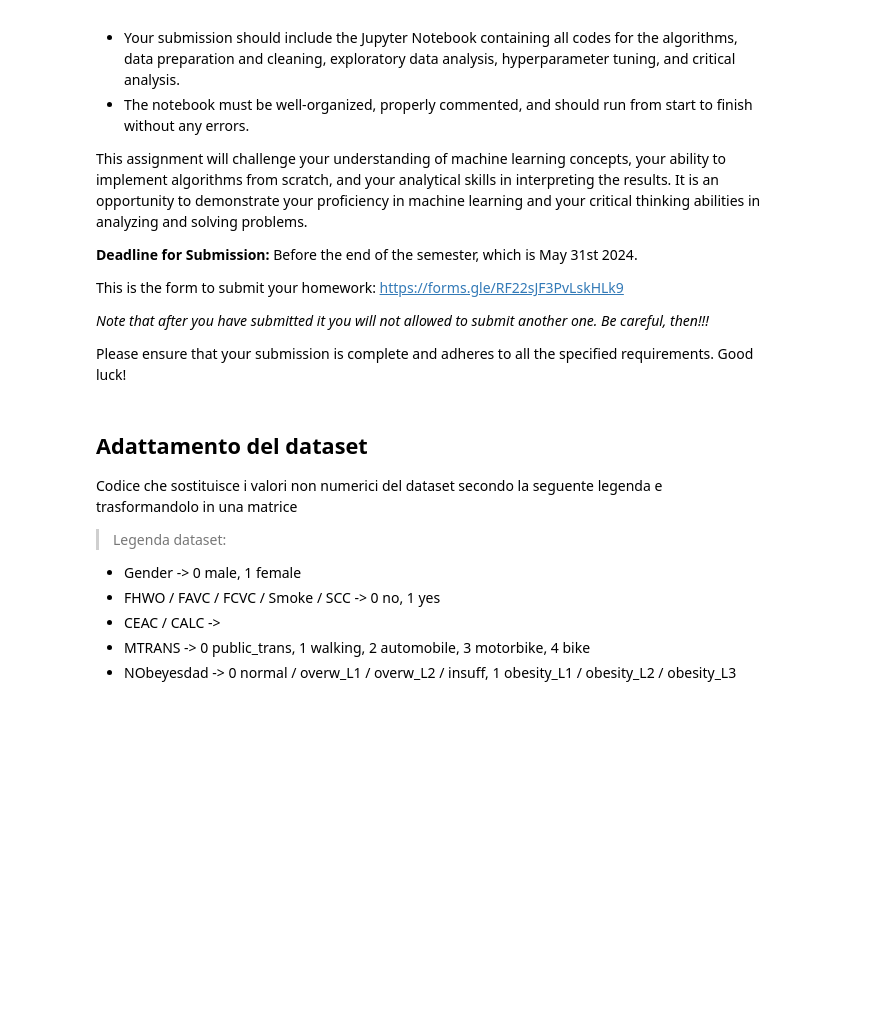
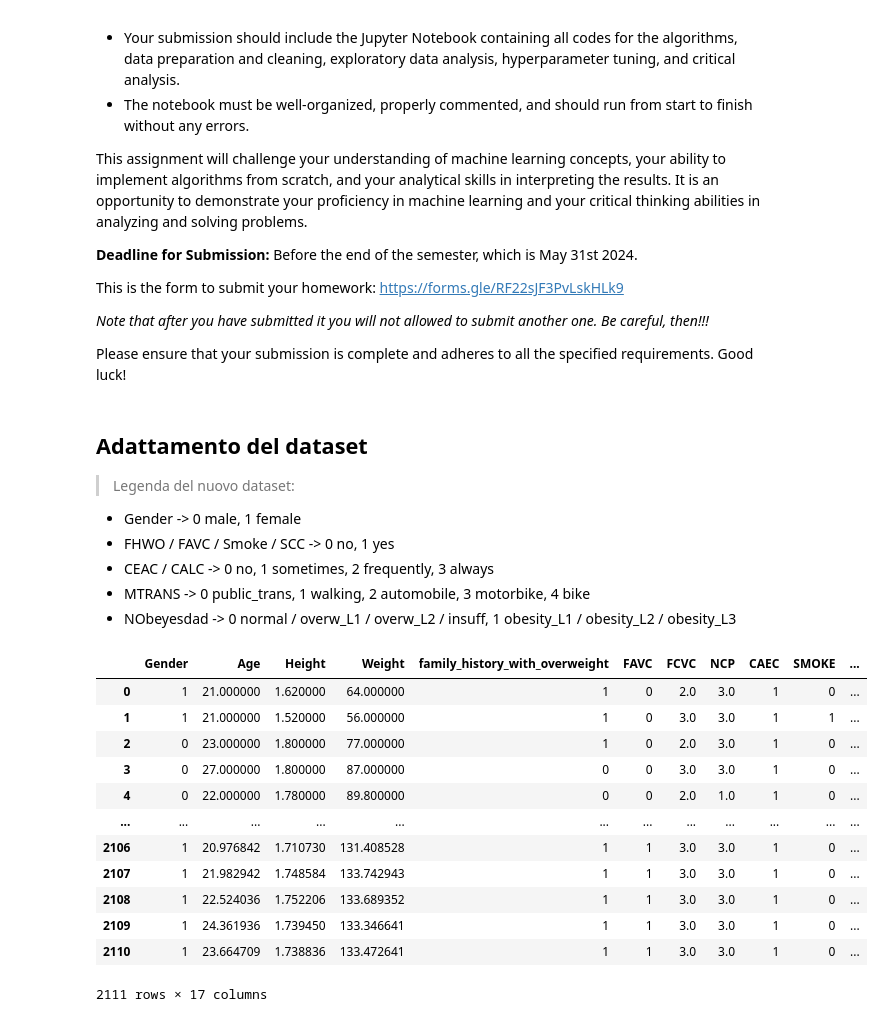
Before and after one commit to theunick/Homework-IA, a Jupyter notebook: Homework_di_Nicolas_Leone_Fondamenti_di_IA_AA_2023_24.ipynb, the cells around one changed output. Drawn from its saved outputs; the diff is of its cells as text; code cells hidden in the pictures; blank space fills up the shorter version.

```diff
--- a/Homework_di_Nicolas_Leone_Fondamenti_di_IA_AA_2023_24.ipynb
+++ b/Homework_di_Nicolas_Leone_Fondamenti_di_IA_AA_2023_24.ipynb
@@ -130,11 +130,40 @@ Please ensure that your submission is complete and adheres to all the specified
 # %% [markdown]
 ## Adattamento del dataset
 
-Codice che sostituisce i valori non numerici del dataset secondo la seguente legenda e trasformandolo in una matrice
-
-> Legenda dataset:
+> Legenda del nuovo dataset:
 * Gender -> 0 male, 1 female
-* FHWO / FAVC / FCVC / Smoke / SCC -> 0 no, 1 yes
-* CEAC / CALC ->
+* FHWO / FAVC / Smoke / SCC -> 0 no, 1 yes
+* CEAC / CALC -> 0 no, 1 sometimes, 2 frequently, 3 always
 * MTRANS -> 0 public_trans, 1 walking, 2 automobile, 3 motorbike, 4 bike
 * NObeyesdad -> 0 normal / overw_L1 / overw_L2 / insuff, 1 obesity_L1 / obesity_L2 / obesity_L3
+# %%
+import time
+
+data = dataset.copy()
+
+# encoding a new dataset
+data["Gender"] = data["Gender"].replace({"Male":0, "Female":1})
+data["family_history_with_overweight"] = data["family_history_with_overweight"].replace({"no":0, "yes":1})
+data["FAVC"] = data["FAVC"].replace({"no":0, "yes":1})
+data["CAEC"] = data["CAEC"].replace({"no":0, "Sometimes":1, "Frequently":2, "Always":3})
+data["SMOKE"] = data["SMOKE"].replace({"no":0, "yes":1})
+data["SCC"] = data["SCC"].replace({"no":0, "yes":1})
+data["CALC"] = data["CALC"].replace({"no":0, "Sometimes":1, "Frequently":2, "Always":3})
+data["MTRANS"] = data["MTRANS"].replace({"Public_Transportation":0, "Walking":1, "Automobile":3, "Bike":4})
+data["NObeyesdad"] = data["NObeyesdad"].replace({"Normal_Weight":0, "Overweight_Level_I":0, "Overweight_Level_II":0, "Insufficient_Weight":0, "Obesity_Type_I":1, "Obesity_Type_II":1, "Obesity_Type_III":1})
+
+data
+# %% [output]
+|  | Gender | Age | Height | Weight | family_history_with_overweight | FAVC | FCVC | NCP | CAEC | SMOKE | ... |
+| 0 | 1 | 21.000000 | 1.620000 | 64.000000 | 1 | 0 | 2.0 | 3.0 | 1 | 0 | ... |
+| 1 | 1 | 21.000000 | 1.520000 | 56.000000 | 1 | 0 | 3.0 | 3.0 | 1 | 1 | ... |
+| 2 | 0 | 23.000000 | 1.800000 | 77.000000 | 1 | 0 | 2.0 | 3.0 | 1 | 0 | ... |
+| 3 | 0 | 27.000000 | 1.800000 | 87.000000 | 0 | 0 | 3.0 | 3.0 | 1 | 0 | ... |
+| 4 | 0 | 22.000000 | 1.780000 | 89.800000 | 0 | 0 | 2.0 | 1.0 | 1 | 0 | ... |
+| ... | ... | ... | ... | ... | ... | ... | ... | ... | ... | ... | ... |
+| 2106 | 1 | 20.976842 | 1.710730 | 131.408528 | 1 | 1 | 3.0 | 3.0 | 1 | 0 | ... |
+| 2107 | 1 | 21.982942 | 1.748584 | 133.742943 | 1 | 1 | 3.0 | 3.0 | 1 | 0 | ... |
+| 2108 | 1 | 22.524036 | 1.752206 | 133.689352 | 1 | 1 | 3.0 | 3.0 | 1 | 0 | ... |
+| 2109 | 1 | 24.361936 | 1.739450 | 133.346641 | 1 | 1 | 3.0 | 3.0 | 1 | 0 | ... |
+| 2110 | 1 | 23.664709 | 1.738836 | 133.472641 | 1 | 1 | 3.0 | 3.0 | 1 | 0 | ... |
+2111 rows × 17 columns
```
